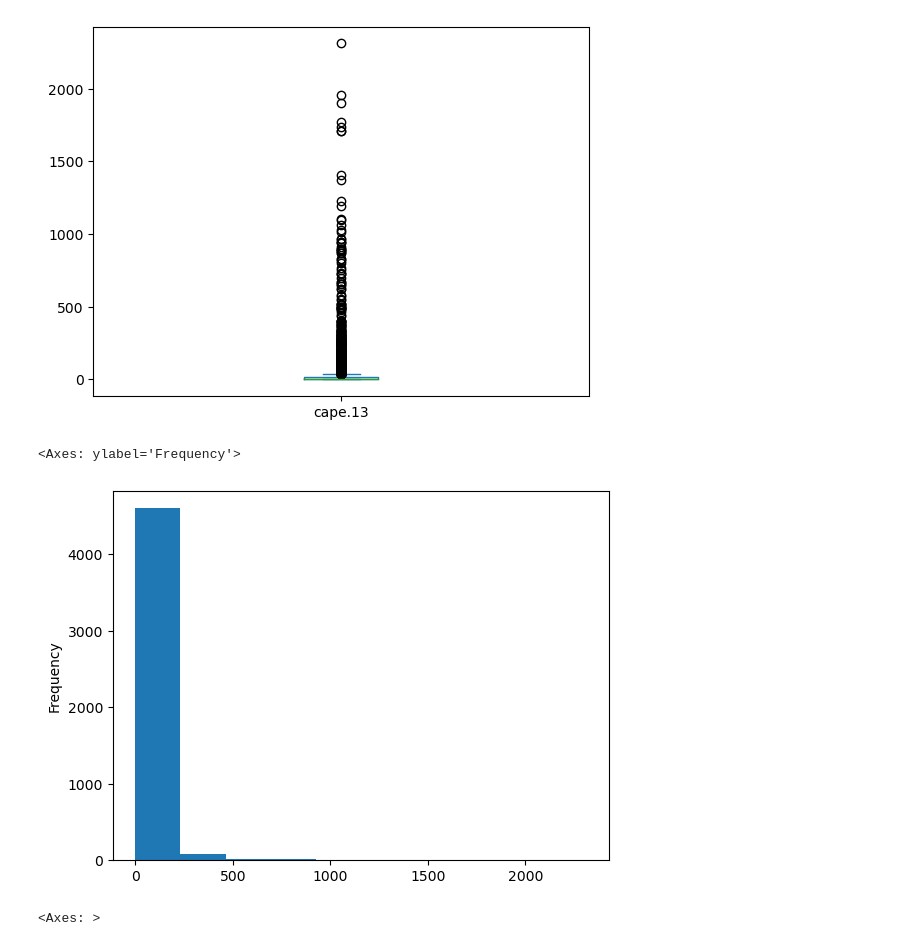
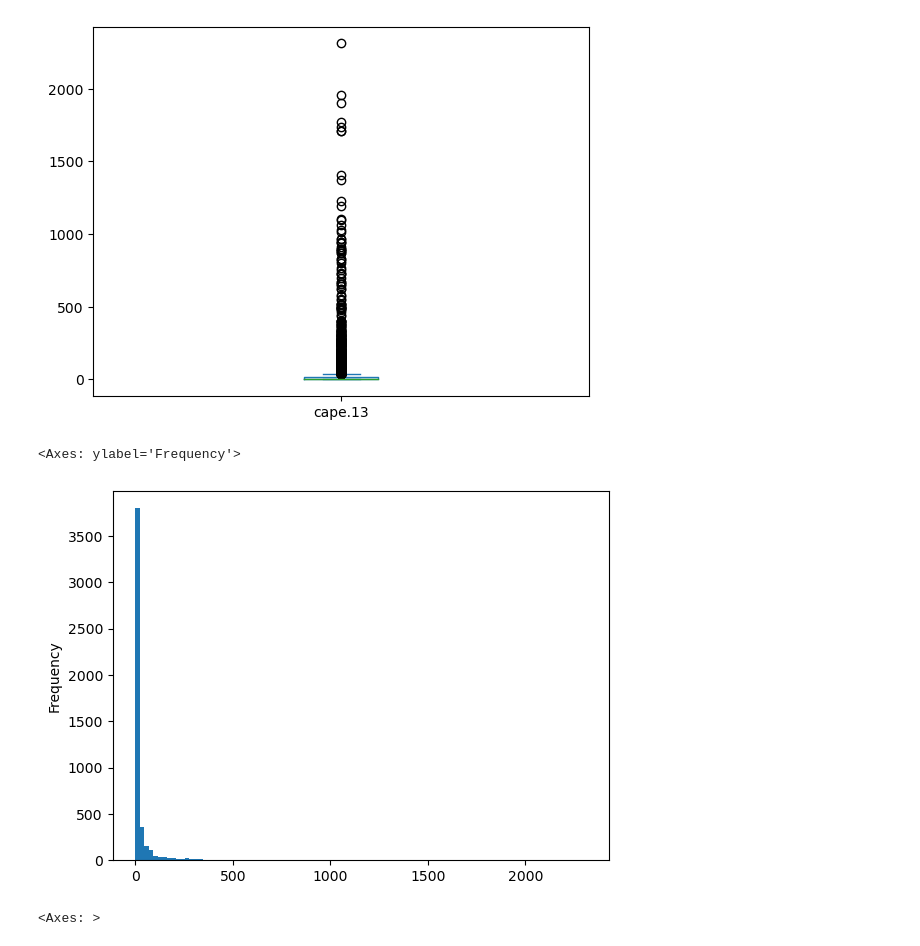
Before and after one commit to NicolasLamotteUC3M/p1_aprendizaje_automatico_Jaime_Nicolas, a Jupyter notebook: NotebookFinal.ipynb, the cells around one changed output. Cells and saved outputs as stored; diff of their text form; code cells hidden in the pictures.

```diff
--- a/NotebookFinal.ipynb
+++ b/NotebookFinal.ipynb
@@ -244,10 +318,10 @@ wind_ava['cape.13'].plot.box()
 <Axes: >
 [figure]
 # %%
-wind_ava['cape.13'].plot.hist(bins = 10)
+wind_ava['cape.13'].plot.hist(bins = 100)
 # %% [output]
 <Axes: ylabel='Frequency'>
-[figure, old version]
+[figure, new version]
 # %%
 wind_ava['p59.162.13'].plot.box()
 # %% [output]
```
Also changed, not shown: parts of 47 cells of this notebook.
